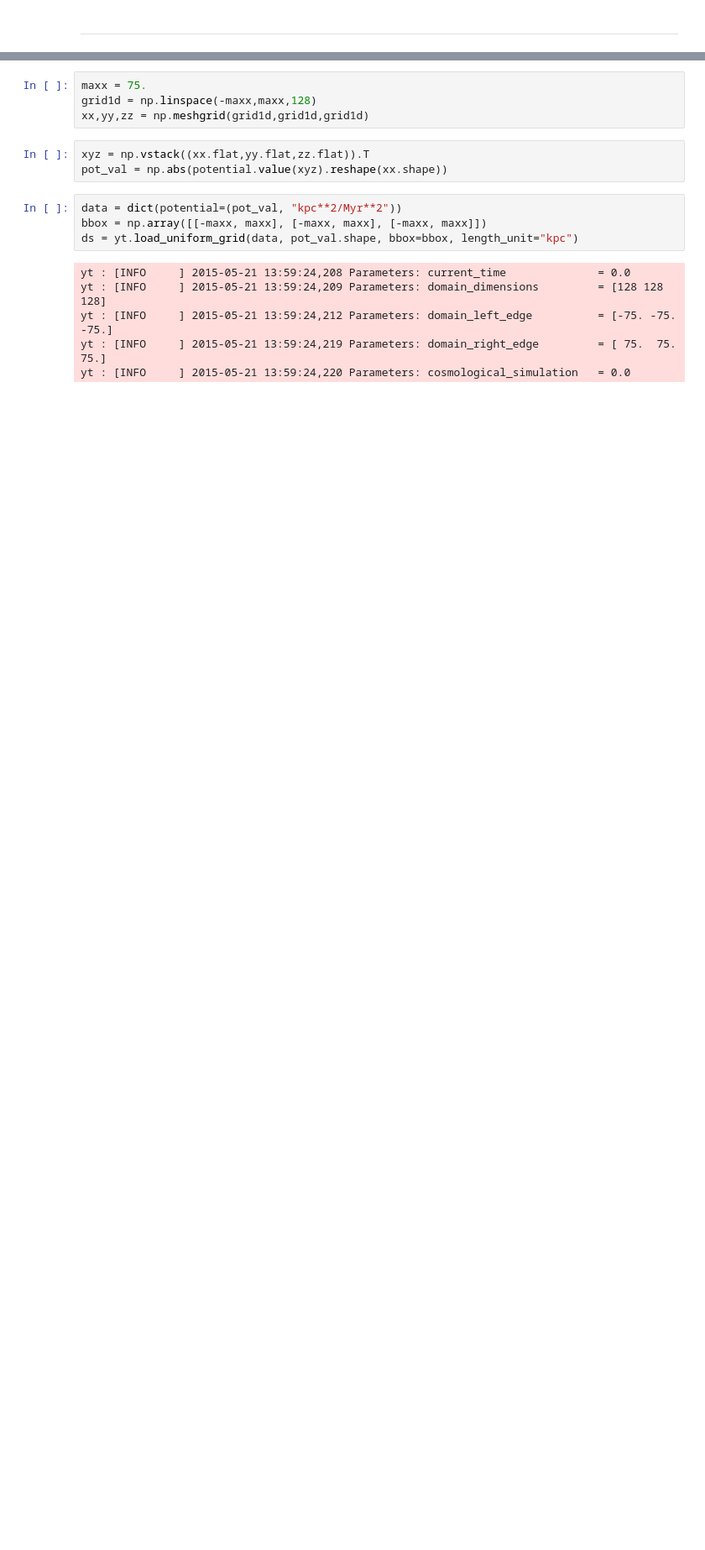
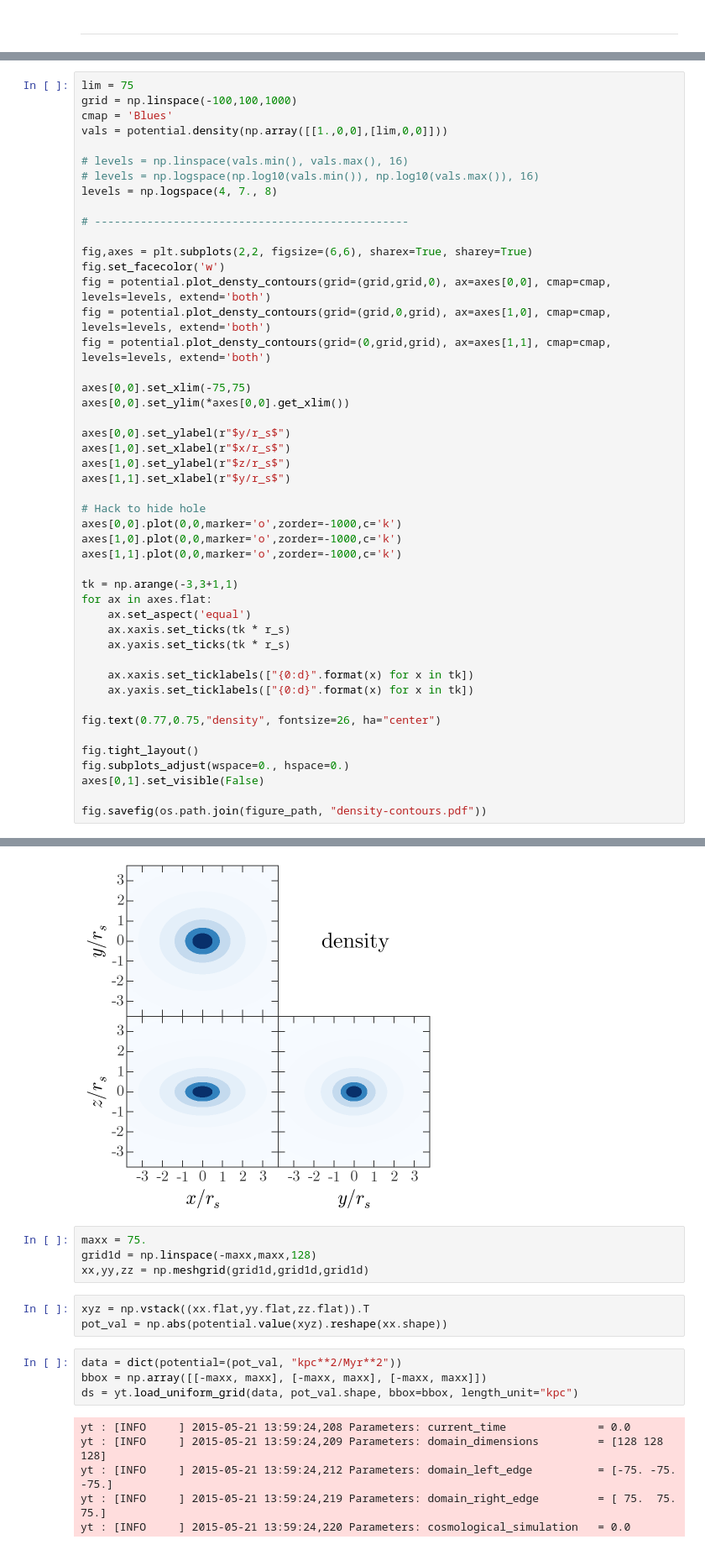
Before and after one commit to adrn/StreamMorphology, a Jupyter notebook: notebooks/Figure - potential.ipynb, the cells around one changed output, grey strips where cells are left out. Shown at 84% size. Cells and saved outputs as stored; diff of their text form; blank space fills up the shorter version.

```diff
--- a/notebooks/Figure - potential.ipynb
+++ b/notebooks/Figure - potential.ipynb
@@ -74,0 +158,48 @@ fig.savefig(os.path.join(figure_path, "potential.pdf"))
+# %%
+lim = 75
+grid = np.linspace(-100,100,1000)
+cmap = 'Blues'
+vals = potential.density(np.array([[1.,0,0],[lim,0,0]]))
+
+# levels = np.linspace(vals.min(), vals.max(), 16)
+# levels = np.logspace(np.log10(vals.min()), np.log10(vals.max()), 16)
+levels = np.logspace(4, 7., 8)
+
+# ------------------------------------------------
+
+fig,axes = plt.subplots(2,2, figsize=(6,6), sharex=True, sharey=True)
+fig.set_facecolor('w')
+fig = potential.plot_densty_contours(grid=(grid,grid,0), ax=axes[0,0], cmap=cmap, levels=levels, extend='both')
+fig = potential.plot_densty_contours(grid=(grid,0,grid), ax=axes[1,0], cmap=cmap, levels=levels, extend='both')
+fig = potential.plot_densty_contours(grid=(0,grid,grid), ax=axes[1,1], cmap=cmap, levels=levels, extend='both')
+
+axes[0,0].set_xlim(-75,75)
+axes[0,0].set_ylim(*axes[0,0].get_xlim())
+
+axes[0,0].set_ylabel(r"$y/r_s$")
+axes[1,0].set_xlabel(r"$x/r_s$")
+axes[1,0].set_ylabel(r"$z/r_s$")
+axes[1,1].set_xlabel(r"$y/r_s$")
+
+# Hack to hide hole
+axes[0,0].plot(0,0,marker='o',zorder=-1000,c='k')
+axes[1,0].plot(0,0,marker='o',zorder=-1000,c='k')
+axes[1,1].plot(0,0,marker='o',zorder=-1000,c='k')
+
+tk = np.arange(-3,3+1,1)
+for ax in axes.flat:
+    ax.set_aspect('equal')
+    ax.xaxis.set_ticks(tk * r_s)
+    ax.yaxis.set_ticks(tk * r_s)
+
+    ax.xaxis.set_ticklabels(["{0:d}".format(x) for x in tk])
+    ax.yaxis.set_ticklabels(["{0:d}".format(x) for x in tk])
+
+fig.text(0.77,0.75,"density", fontsize=26, ha="center")
+
+fig.tight_layout()
+fig.subplots_adjust(wspace=0., hspace=0.)
+axes[0,1].set_visible(False)
+
+fig.savefig(os.path.join(figure_path, "density-contours.pdf"))
+# %% [output]
@@ -75,3 +207,4 @@ fig.savefig(os.path.join(figure_path, "potential.pdf"))
+[figure, added]
 # %%
 maxx = 75.
 grid1d = np.linspace(-maxx,maxx,128)
```
Also changed, not shown: parts of 9 cells of this notebook, 1 other file.
